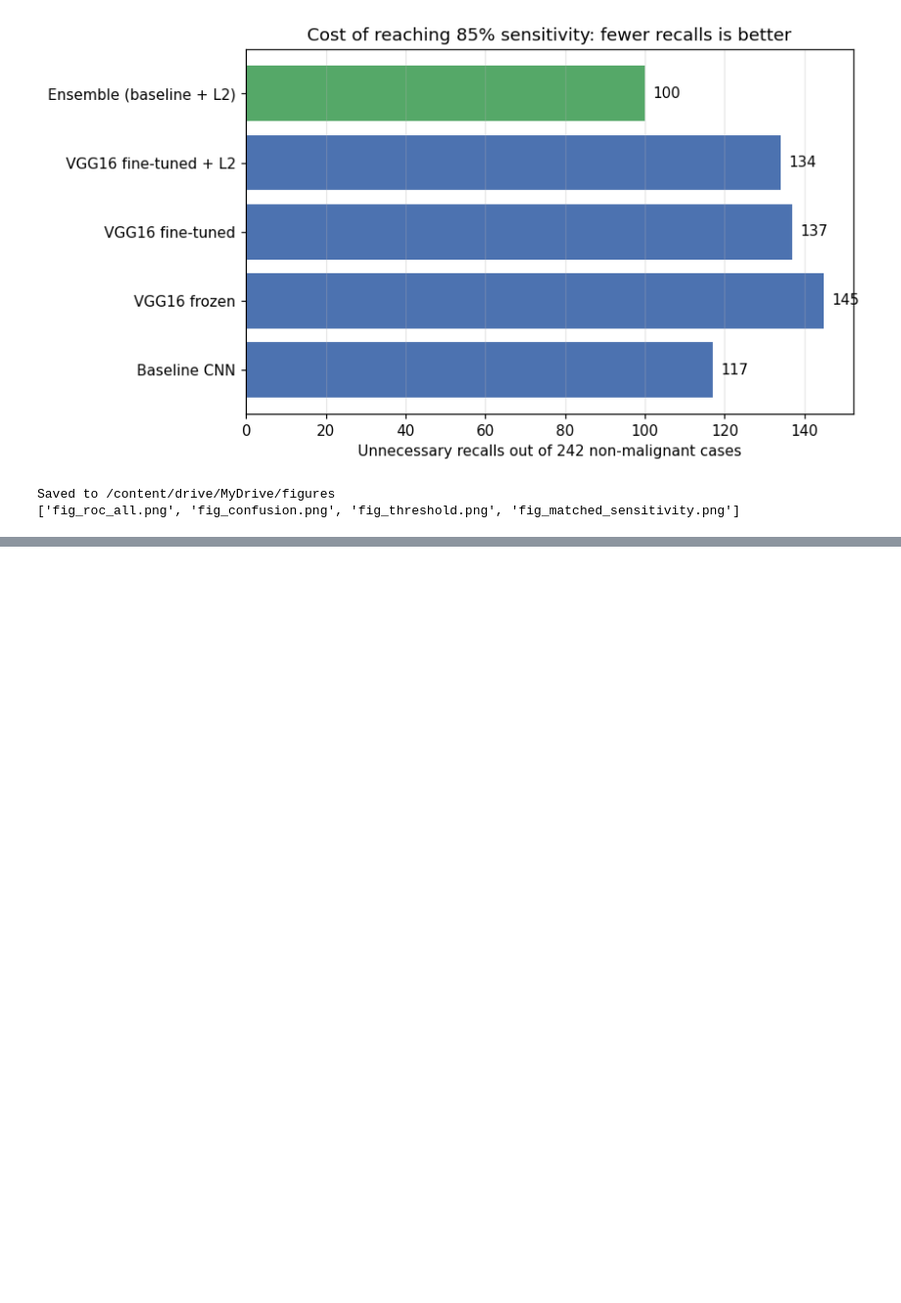
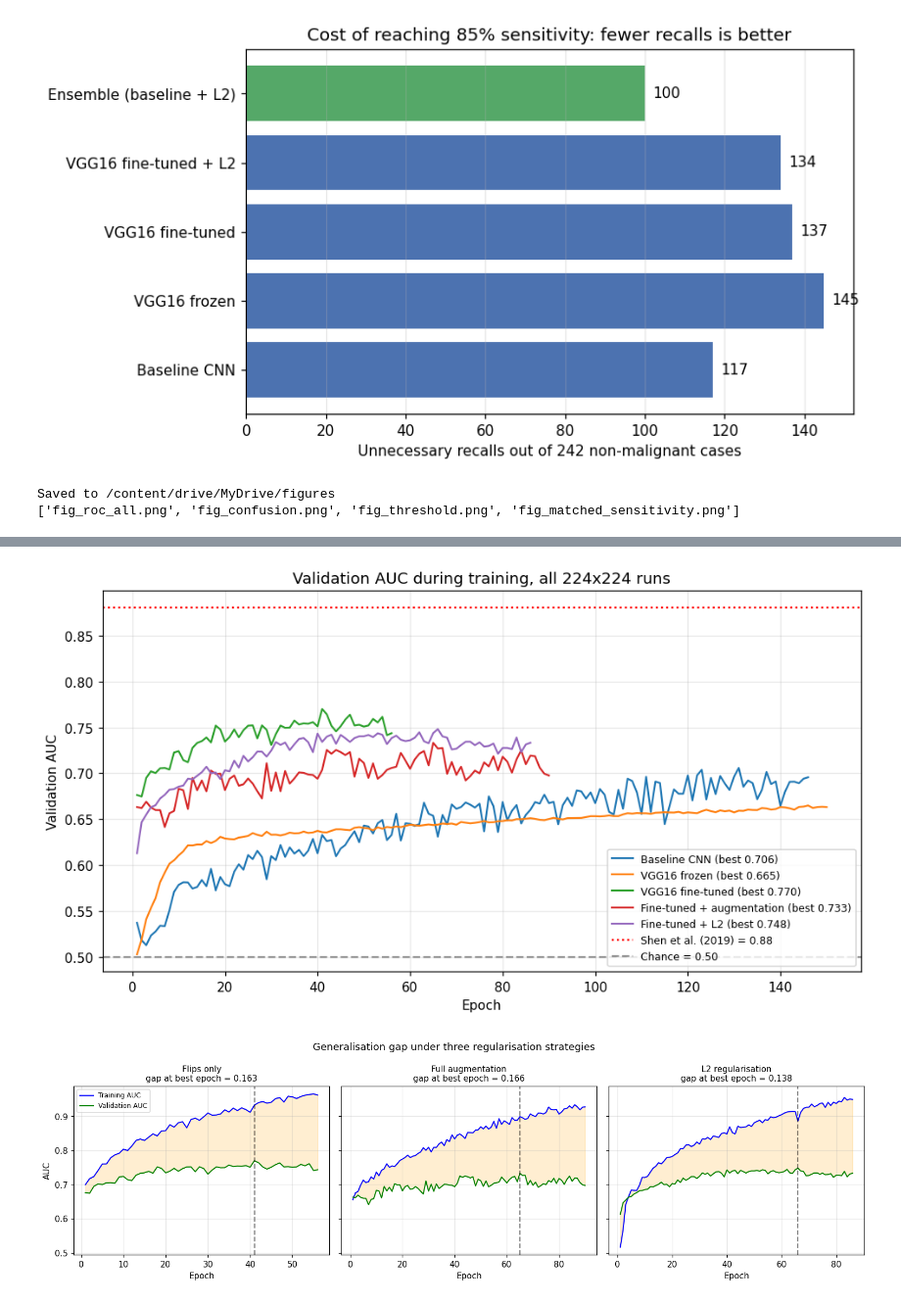
Before and after one commit to azeltkr/breast-cancer-cbis-ddsm, a Jupyter notebook: CM3070_prototype_cbis_ddsm.ipynb, the cells around one changed output, grey strips where cells are left out. Shown at 98% size. Saved outputs shown, nothing was run; the diff lists cells and outputs as text; code cells hidden in the pictures; blank space fills up the shorter version.

```diff
--- a/CM3070_prototype_cbis_ddsm.ipynb
+++ b/CM3070_prototype_cbis_ddsm.ipynb
@@ -1143,17 +1143,3 @@ loaded: {'Baseline CNN': 417, 'VGG16 frozen': 417, 'VGG16 fine-tuned': 417, 'VGG
 [figure]
 Saved to /content/drive/MyDrive/figures
 ['fig_roc_all.png', 'fig_confusion.png', 'fig_threshold.png', 'fig_matched_sensitivity.png']
-# %%
-import json
-hists = {}
-for name, h in [('baseline_224', 'hist_base'), ('frozen_224', 'hist_vgg'),
-                ('finetuned_224', 'hist_ft'), ('augmented_224', 'hist_aug'),
-                ('l2_224', 'hist_reg')]:
-    if h in globals():
-        hists[name] = {k: [float(x) for x in v] for k, v in globals()[h].history.items()}
-        print(f'saved {name}: {len(hists[name]["val_auc"])} epochs')
-    else:
-        print(f'MISSING {h}')
-
-with open('/content/drive/MyDrive/histories_224.json', 'w') as f:
-    json.dump(hists, f)
@@ -1183,0 +1146,5 @@ ls: cannot access '/content/drive/MyDrive/*.ipynb': No such file or directory
+# %%
+import json
+H = json.load(open('/content/drive/MyDrive/histories_224.json'))
+for k, v in H.items():
+    print(f'{k:16} {len(v["val_auc"]):3d} epochs, best {max(v["val_auc"]):.4f}')
@@ -1183,0 +1184,39 @@ ls: cannot access '/content/drive/MyDrive/*.ipynb': No such file or directory
+# %%
+import json, numpy as np, matplotlib.pyplot as plt
+H = json.load(open('/content/drive/MyDrive/histories_224.json'))
+
+# --- Figure 5: learning curves, all five runs ---
+labels = {'baseline_224': 'Baseline CNN', 'frozen_224': 'VGG16 frozen',
+          'finetuned_224': 'VGG16 fine-tuned', 'augmented_224': 'Fine-tuned + augmentation',
+          'l2_224': 'Fine-tuned + L2'}
+plt.figure(figsize=(9, 5))
+for k, lab in labels.items():
+    v = H[k]['val_auc']
+    plt.plot(range(1, len(v) + 1), v, lw=1.4, label=f'{lab} (best {max(v):.3f})')
+plt.axhline(0.88, color='r', ls=':', label='Shen et al. (2019) = 0.88')
+plt.axhline(0.50, color='k', ls='--', alpha=0.4, label='Chance = 0.50')
+plt.xlabel('Epoch'); plt.ylabel('Validation AUC')
+plt.title('Validation AUC during training, all 224x224 runs')
+plt.legend(fontsize=8, loc='lower right'); plt.grid(alpha=0.3)
+plt.tight_layout(); plt.savefig(f'{FIGDIR}/fig_learning_curves.png', bbox_inches='tight'); plt.show()
+
+# --- Figure 6: generalisation gap, the regularisation comparison ---
+compare = ['finetuned_224', 'augmented_224', 'l2_224']
+names = ['Flips only', 'Full augmentation', 'L2 regularisation']
+fig, axes = plt.subplots(1, 3, figsize=(14, 4.2), sharey=True)
+for ax, k, n in zip(axes, compare, names):
+    tr, va = H[k]['auc'], H[k]['val_auc']
+    ep = range(1, len(tr) + 1)
+    best = va.index(max(va))
+    ax.plot(ep, tr, 'b-', lw=1.3, label='Training AUC')
+    ax.plot(ep, va, 'g-', lw=1.3, label='Validation AUC')
+    ax.fill_between(ep, va, tr, color='orange', alpha=0.18)
+    ax.axvline(best + 1, color='k', ls='--', alpha=0.5)
+    ax.set_title(f'{n}\ngap at best epoch = {tr[best] - va[best]:.3f}', fontsize=10)
+    ax.set_xlabel('Epoch'); ax.grid(alpha=0.3)
+axes[0].set_ylabel('AUC'); axes[0].legend(fontsize=8)
+plt.suptitle('Generalisation gap under three regularisation strategies', fontsize=12)
+plt.tight_layout(); plt.savefig(f'{FIGDIR}/fig_regularisation.png', bbox_inches='tight'); plt.show()
+# %% [output]
+[figure, added]
+[figure, added]
```
Also changed, not shown: parts of 4 cells of this notebook.
